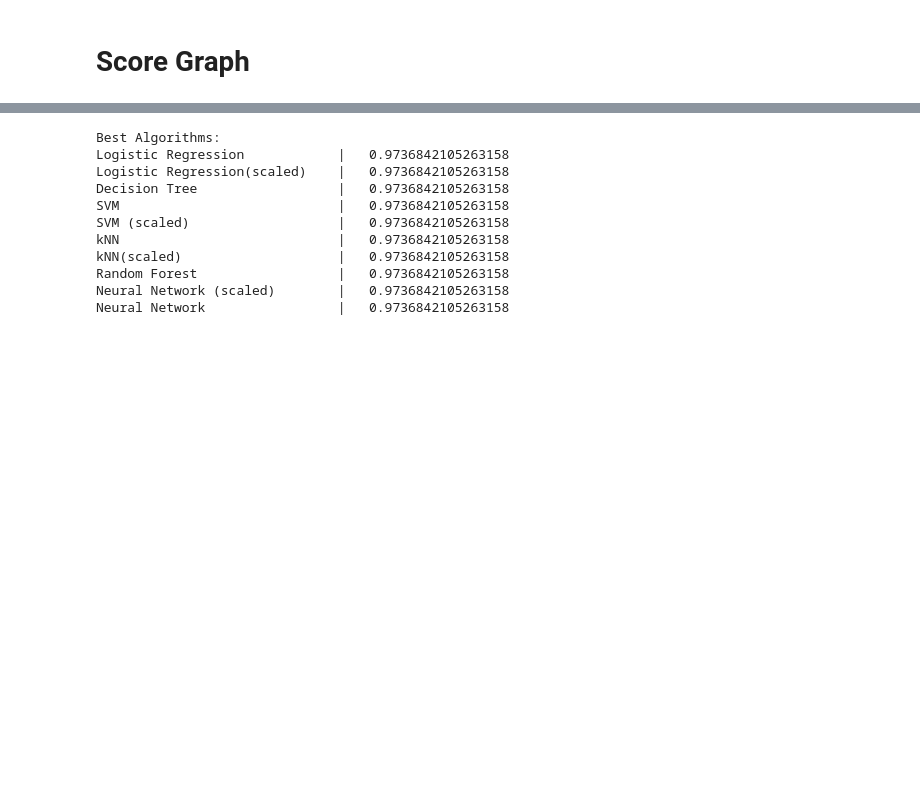
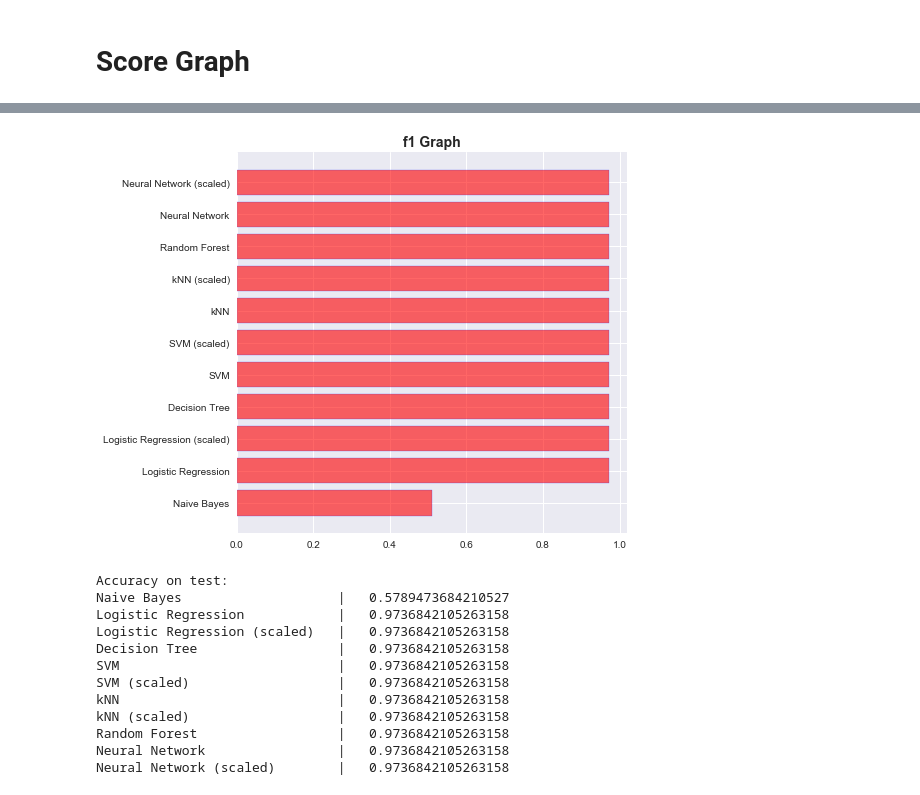
Before and after one commit to SurajSarangi/Iris-Flower-Classification, a Jupyter notebook: Iris.ipynb, the cells around one changed output, grey strips where cells are left out. Saved outputs shown, nothing was run; the diff lists cells and outputs as text; code cells hidden in the pictures; blank space fills up the shorter version.

```diff
--- a/Iris.ipynb
+++ b/Iris.ipynb
@@ -279,21 +346,25 @@ plt.show()
+# %%
+plt.figure(figsize=(7,7))
+plt.barh(range(len(f1_dict)), list(f1_dict.values()), align='center',color='red',alpha=0.6,edgecolor='blue')
+plt.yticks(range(len(f1_dict)), list(f1_dict.keys()))
+plt.title('f1 Graph', fontweight='bold', fontsize=14)
+plt.show()
+# %% [output]
+[figure, added]
 # %%
-ma=0
-for i in s_dict.keys():
-    if s_dict[i]>ma:
-        ma=s_dict[i]
-print("Best Algorithms:")
-for i in s_dict.keys():
-    if s_dict[i]==ma:
-        print('{0:30} | {1:20}'.format(i,s_dict[i]))
+print("Accuracy on test:")
+for i in acc_dict.keys():
+    print('{0:30} | {1:20}'.format(i,acc_dict[i]))
 # %% [output]
-Best Algorithms:
+Accuracy on test:
+Naive Bayes                    |   0.5789473684210527
 Logistic Regression            |   0.9736842105263158
-Logistic Regression(scaled)    |   0.9736842105263158
+Logistic Regression (scaled)   |   0.9736842105263158
 Decision Tree                  |   0.9736842105263158
 SVM                            |   0.9736842105263158
 SVM (scaled)                   |   0.9736842105263158
 kNN                            |   0.9736842105263158
-kNN(scaled)                    |   0.9736842105263158
+kNN (scaled)                   |   0.9736842105263158
 Random Forest                  |   0.9736842105263158
+Neural Network                 |   0.9736842105263158
 Neural Network (scaled)        |   0.9736842105263158
-Neural Network                 |   0.9736842105263158
```
Also changed, not shown: parts of 28 cells of this notebook.
